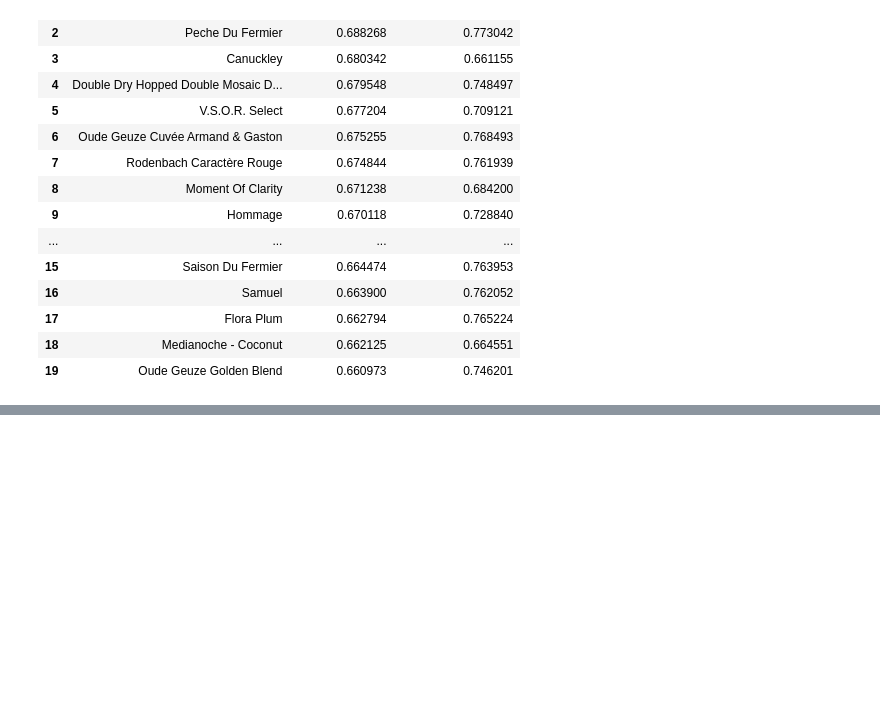
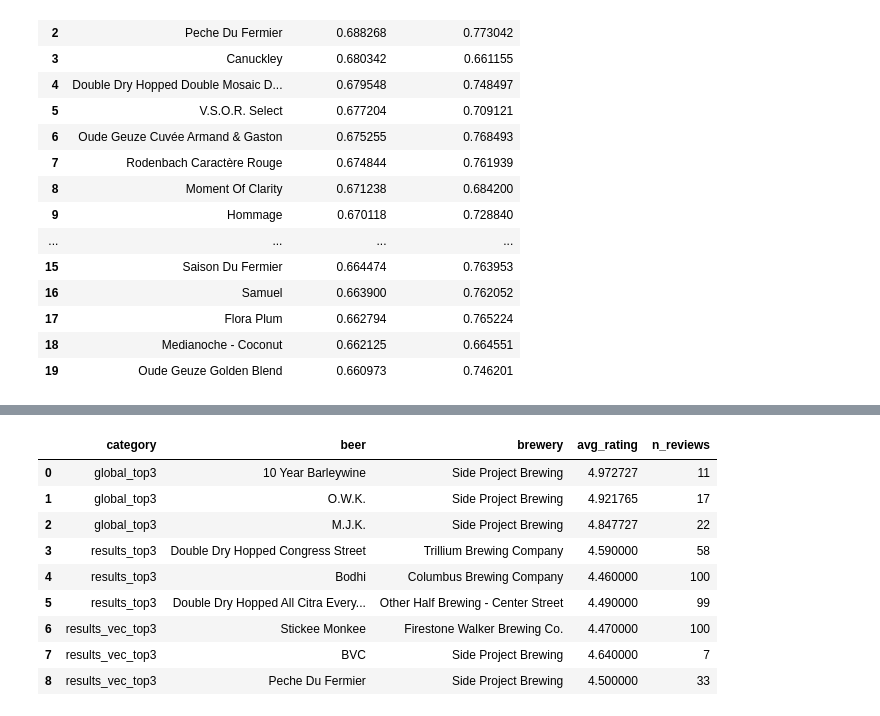
Before and after one commit to AHMerrill/unstructured-data-2, a Jupyter notebook: Task_BCD.ipynb, the cells around one changed output, grey strips where cells are left out. Drawn from its saved outputs; the diff is of its cells as text; code cells hidden in the pictures; blank space fills up the shorter version.

```diff
--- a/Task_BCD.ipynb
+++ b/Task_BCD.ipynb
@@ -983,0 +986,87 @@ if "top_table_vec" in globals() and "top_table_custom_compare" in globals():
+# %%
+# 1) Build beer-level summary (if not already present)
+# If there's already a beer-level df in the notebook, you can skip this and set beer_level = that df.
+if 'average_user_rating' in reviews.columns and reviews['beer'].notna().any():
+    beer_level = reviews.groupby(['beer','brewery','style'], dropna=False).agg(
+        average_user_rating=('user_rating','mean'),
+        n_reviews=('user_rating','count')
+    ).reset_index()
+else:
+    raise ValueError("reviews dataframe missing 'user_rating' or 'beer' column. Check column names.")
+
+# 2) Global top-3 by average rating (require a minimum number of reviews to avoid tiny-sample bias)
+MIN_REVIEWS = 5
+global_sorted = beer_level[beer_level['n_reviews'] >= MIN_REVIEWS].sort_values(
+    by='average_user_rating', ascending=False).reset_index(drop=True)
+global_top3 = global_sorted.head(3).copy()
+global_top20 = global_sorted.head(20).copy()
+
+print("Global top-3 (by average_user_rating, min_reviews={}):".format(MIN_REVIEWS))
+display(global_top3[['beer','brewery','style','average_user_rating','n_reviews']])
+
+# 3) Attribute-based results (use whichever table your notebook produced)
+# The notebook uses variable names like `results` (BoW), `results_vec` (spaCy), `results_custom` (custom w2v).
+# Each should have columns like: 'beer','brewery','final_score','cosine','sentiment_mean','average_user_rating'
+candidates = {}
+for name in ['results','results_vec','results_custom']:
+    if name in globals():
+        df = globals()[name].copy()
+        # Keep only beer-level row (if multiple review rows present, ensure deduping)
+        # assume df is already beer-level (as the notebook did)
+        candidates[name] = df
+        print(f"Found attribute result table: {name} (shape {df.shape})")
+
+# 4) For the global top-3 beers, find their attribute-match scores
+def extract_scores_for_beers(beer_list, df_list):
+    rows = []
+    for beer in beer_list:
+        for srcname, df in df_list.items():
+            match = df.loc[df['beer']==beer]
+            if not match.empty:
+                # take first row if duplicates
+                r = match.iloc[0]
+                rows.append({
+                    'beer': beer,
+                    'source': srcname,
+                    'final_score': r.get('final_score') or r.get('final_score_vec') or r.get('final_score_custom'),
+                    'cosine': r.get('cosine') or r.get('cosine_vec') or r.get('cosine_custom'),
+                    'sentiment_mean': r.get('sentiment_mean'),
+                    'average_user_rating': r.get('average_user_rating')
+                })
+            else:
+                rows.append({'beer': beer, 'source': srcname, 'final_score': None, 'cosine': None, 'sentiment_mean': None, 'average_user_rating': None})
+    return pd.DataFrame(rows)
+
+global_beer_names = global_top3['beer'].tolist()
+scores_table = extract_scores_for_beers(global_beer_names, candidates)
+display(scores_table)
+
+# 5) Produce single comparison table:
+# - left: global top3
+# - right: top3 from each attribute model
+comparison_rows = []
+# add global top3 rows
+for _, row in global_top3.iterrows():
+    comparison_rows.append({
+        'category': 'global_top3',
+        'beer': row['beer'],
+        'brewery': row['brewery'],
+        'avg_rating': row['average_user_rating'],
+        'n_reviews': row['n_reviews']
+    })
+
+# add attribute top3 rows
+for srcname, df in candidates.items():
+    top3_attr = df.sort_values(by=[c for c in ['final_score','final_score_vec','final_score_custom'] if c in df.columns], ascending=False).head(3)
+    for _, r in top3_attr.iterrows():
+        comparison_rows.append({
+            'category': f'{srcname}_top3',
+            'beer': r['beer'],
+            'brewery': r.get('brewery'),
+            'avg_rating': r.get('average_user_rating'),
+            'n_reviews': beer_level.loc[beer_level['beer']==r['beer'],'n_reviews'].squeeze() if r['beer'] in beer_level['beer'].values else None
+        })
+
+comparison_df = pd.DataFrame(comparison_rows)
+display(comparison_df)
+# %% [output]
@@ -983,0 +1087,10 @@ if "top_table_vec" in globals() and "top_table_custom_compare" in globals():
+|  | category | beer | brewery | avg_rating | n_reviews |
+| 0 | global_top3 | 10 Year Barleywine | Side Project Brewing | 4.972727 | 11 |
+| 1 | global_top3 | O.W.K. | Side Project Brewing | 4.921765 | 17 |
+| 2 | global_top3 | M.J.K. | Side Project Brewing | 4.847727 | 22 |
+| 3 | results_top3 | Double Dry Hopped Congress Street | Trillium Brewing Company | 4.590000 | 58 |
+| 4 | results_top3 | Bodhi | Columbus Brewing Company | 4.460000 | 100 |
+| 5 | results_top3 | Double Dry Hopped All Citra Every... | Other Half Brewing - Center Street | 4.490000 | 99 |
+| 6 | results_vec_top3 | Stickee Monkee | Firestone Walker Brewing Co. | 4.470000 | 100 |
+| 7 | results_vec_top3 | BVC | Side Project Brewing | 4.640000 | 7 |
+| 8 | results_vec_top3 | Peche Du Fermier | Side Project Brewing | 4.500000 | 33 |
```
Also changed, not shown: parts of 3 cells of this notebook.
